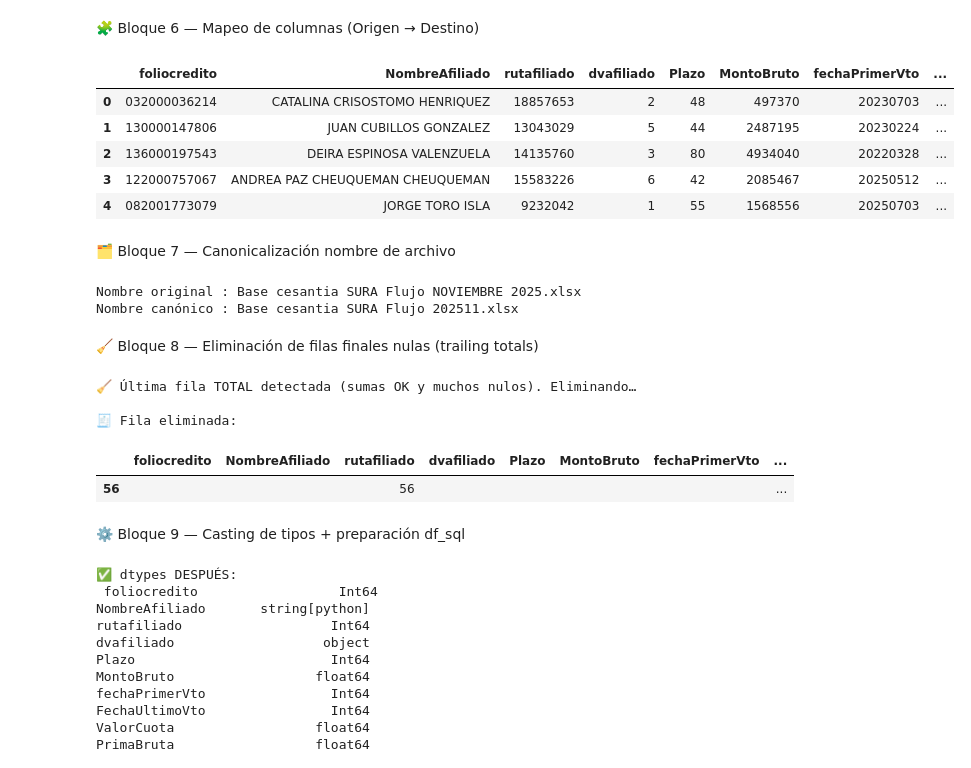
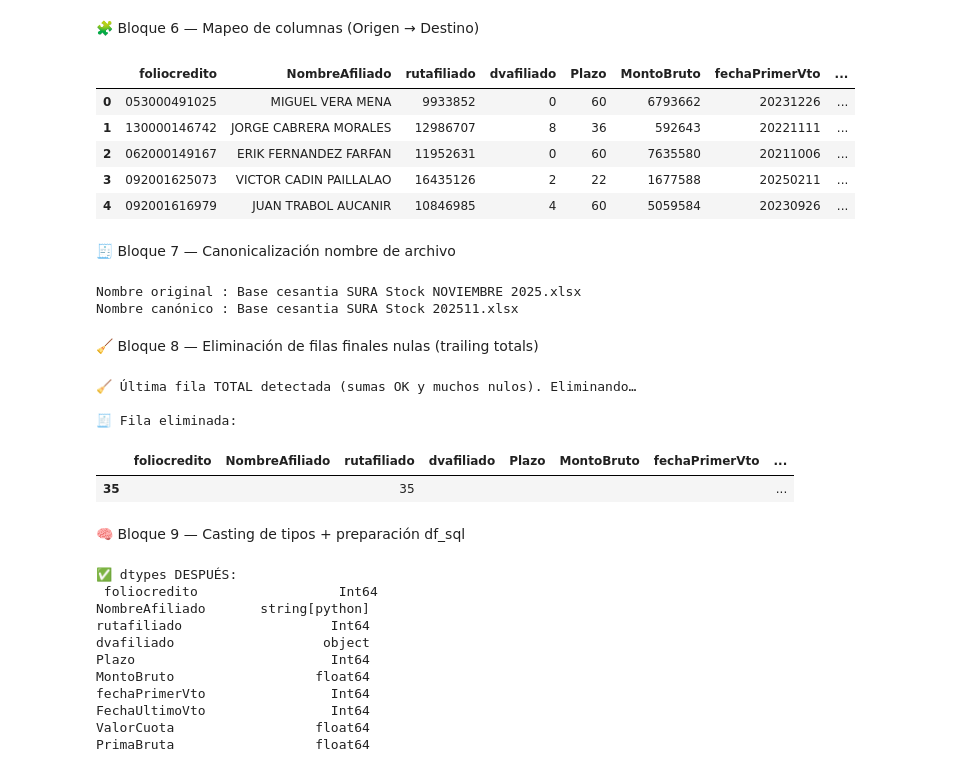
Before and after one commit to sura-movilidad/traspaso-innominados, a Jupyter notebook: new_source/new_notebooks/CCLA/Volvek_Stock.ipynb, the cells around one changed output. Saved outputs shown, nothing was run; the diff lists cells and outputs as text; code cells hidden in the pictures.

```diff
--- a/new_source/new_notebooks/Volvek_Flujo.ipynb
+++ b/new_source/new_notebooks/CCLA/Volvek_Stock.ipynb
@@ -123,11 +98,11 @@ Tip: si cambian los nombres de hojas en origen, ajusta PREFERRED_SHEETS.
 # %%
-RUTA_ARCHIVOS = (PROJECT_ROOT / "data" / "CCLA" / "VOLVEK FLUJO").resolve()
+RUTA_ARCHIVOS = (PROJECT_ROOT / "data" / "CCLA" / "VOLVEK STOCK").resolve()
 
 print("PROJECT_ROOT:", PROJECT_ROOT)
 print("RUTA_ARCHIVOS:", RUTA_ARCHIVOS, "exists:", RUTA_ARCHIVOS.exists())
 
 EXTS = (".xlsx",)
 
-PREFERRED_SHEETS = ["Base Flujo", "Base cesantia SURA Flujo", "Base"]
+PREFERRED_SHEETS = ["Base Stock", "Base cesantia SURA Stock", "Base"]
 FALLBACK_SHEET_INDEX = 0
 # %% [markdown]
@@ -163,7 +138,7 @@ df_raw = fun.read_excel_safe(io, target)
 
 for c in df_raw.columns:
     if df_raw[c].dtype == object:
-        df_raw[c] = df_raw[c].astype(str).str.strip().replace({"None": "", "nan": "", "NaN": ""})
+        df_raw[c] = df_raw[c].astype(str).str.strip().replace({"None": "", "none": "", "NaN": "", "nan": ""})
 df_raw.columns = [fun.normalize_name(c) for c in df_raw.columns]
 print("Encabezados normalizados:", list(df_raw.columns))
 fun.pretty_table(df_raw, n=5)
@@ -191,41 +166,41 @@ ValorCuota          = fun.pick(df_raw, "crecuomon", "valor_cuota")
 PrimaBruta_src      = fun.pick(df_raw, "prima_cliente", "prima_bruta", "prima_cliente_")
 PrimaNeta_src       = fun.pick(df_raw, "prima_exenta", "prima_neta")
 Com25_src           = fun.pick(df_raw, "comision_caja_25", "comision_caja_25_", "comision_25")
-Com26_src           = fun.pick(df_raw, "comision_caja_variable_33", "comision_variable_33", "comision_33")
+Com26_src           = fun.pick(df_raw, "comision_caja_variable_39", "comision_variable_39", "comision_39")
 Producto            = fun.pick(df_raw, "producto")
 FolioOrigen         = fun.pick(df_raw, "folio_original", "folio_origen")
 FechaOrigen         = fun.pick(df_raw, "fecha_otorgamiento_folio_original", "fecha_origen")
 
 df_can = pd.DataFrame({
     "foliocredito": foliocredito,
     "NombreAfiliado": NombreAfiliado,
     "rutafiliado": rutafiliado,
     "dvafiliado": dvafiliado,
     "Plazo": Plazo,
     "MontoBruto": MontoBruto,
     "fechaPrimerVto": fechaPrimerVto,
     "FechaUltimoVto": FechaUltimoVto,
     "ValorCuota": ValorCuota,
     "PrimaBruta": PrimaBruta_src,
     "PrimaNeta": PrimaNeta_src,
     "Comision25": Com25_src,
     "ComisionVariable": Com26_src,
     "Producto": Producto,
     "FolioOrigen": FolioOrigen,
     "FechaOrigen": FechaOrigen,
     "Nombre_de_archivo": archivo_origen.name,
 })
 
 fun.pretty_table(df_can, n=5)
 # %% [output]
 |  | foliocredito | NombreAfiliado | rutafiliado | dvafiliado | Plazo | MontoBruto | fechaPrimerVto | ... |
-| 0 | 032000036214 | CATALINA CRISOSTOMO HENRIQUEZ | 18857653 | 2 | 48 | 497370 | 20230703 | ... |
-| 1 | 130000147806 | JUAN CUBILLOS GONZALEZ | 13043029 | 5 | 44 | 2487195 | 20230224 | ... |
-| 2 | 136000197543 | DEIRA ESPINOSA VALENZUELA | 14135760 | 3 | 80 | 4934040 | 20220328 | ... |
-| 3 | 122000757067 | ANDREA PAZ CHEUQUEMAN CHEUQUEMAN | 15583226 | 6 | 42 | 2085467 | 20250512 | ... |
-| 4 | 082001773079 | JORGE TORO ISLA | 9232042 | 1 | 55 | 1568556 | 20250703 | ... |
+| 0 | 053000491025 | MIGUEL VERA MENA | 9933852 | 0 | 60 | 6793662 | 20231226 | ... |
+| 1 | 130000146742 | JORGE CABRERA MORALES | 12986707 | 8 | 36 | 592643 | 20221111 | ... |
+| 2 | 062000149167 | ERIK FERNANDEZ FARFAN | 11952631 | 0 | 60 | 7635580 | 20211006 | ... |
+| 3 | 092001625073 | VICTOR CADIN PAILLALAO | 16435126 | 2 | 22 | 1677588 | 20250211 | ... |
+| 4 | 092001616979 | JUAN TRABOL AUCANIR | 10846985 | 4 | 60 | 5059584 | 20230926 | ... |
 # %% [markdown]
-🗂️ Bloque 7 — Canonicalización nombre de archivo
+🧾 Bloque 7 — Canonicalización nombre de archivo
 # %%
 nombre_canonico = fun.canonicalizar_nombre_archivo(archivo_origen.name)
 print("Nombre original :", archivo_origen.name)
@@ -233,8 +208,8 @@ print("Nombre canónico :", nombre_canonico)
 
 df_can["Nombre_de_archivo"] = nombre_canonico
 # %% [output]
-Nombre original : Base cesantia SURA Flujo NOVIEMBRE 2025.xlsx
-Nombre canónico : Base cesantia SURA Flujo 202511.xlsx
+Nombre original : Base cesantia SURA Stock NOVIEMBRE 2025.xlsx
+Nombre canónico : Base cesantia SURA Stock 202511.xlsx
 # %% [markdown]
 🧹 Bloque 8 — Eliminación de filas finales nulas (trailing totals)
 # %%
@@ -250,9 +225,9 @@ df_can = fun.drop_trailing_mostly_null(
 
 🧾 Fila eliminada:
 |  | foliocredito | NombreAfiliado | rutafiliado | dvafiliado | Plazo | MontoBruto | fechaPrimerVto | ... |
-| 56 |  |  | 56 |  |  |  |  | ... |
+| 35 |  |  | 35 |  |  |  |  | ... |
 # %% [markdown]
-⚙️ Bloque 9 — Casting de tipos + preparación df_sql
+🧠 Bloque 9 — Casting de tipos + preparación df_sql
 # %%
 # --- Casting numérico ---
 fun.cast_numeric_columns(
```
Also changed, not shown: parts of 27 cells of this notebook, 23 other files.
